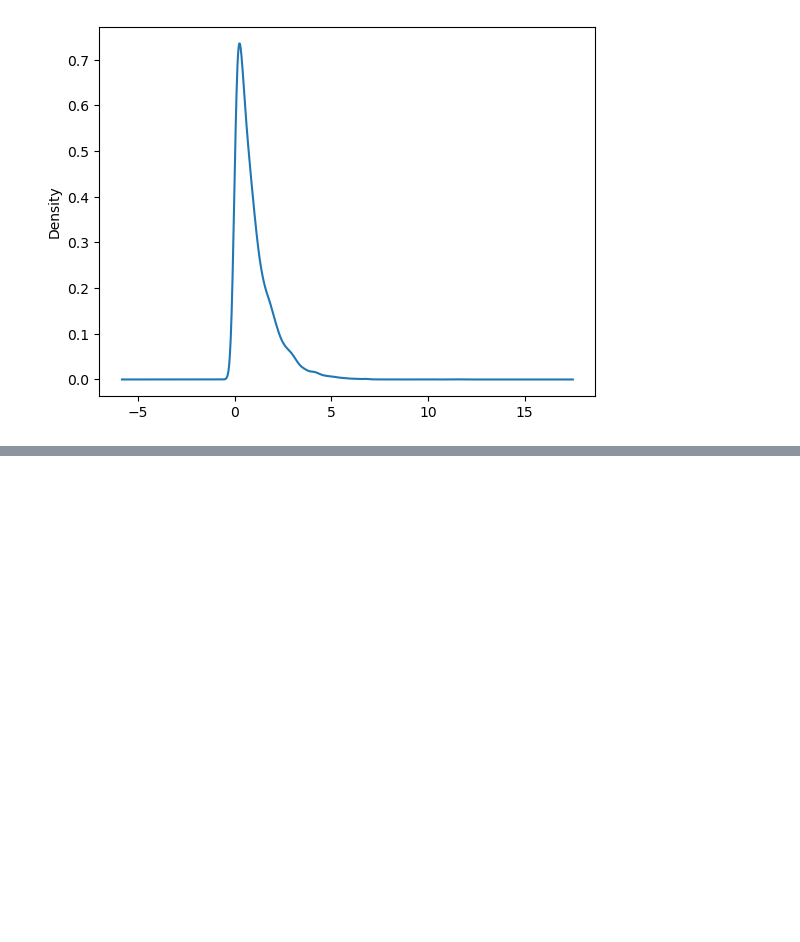
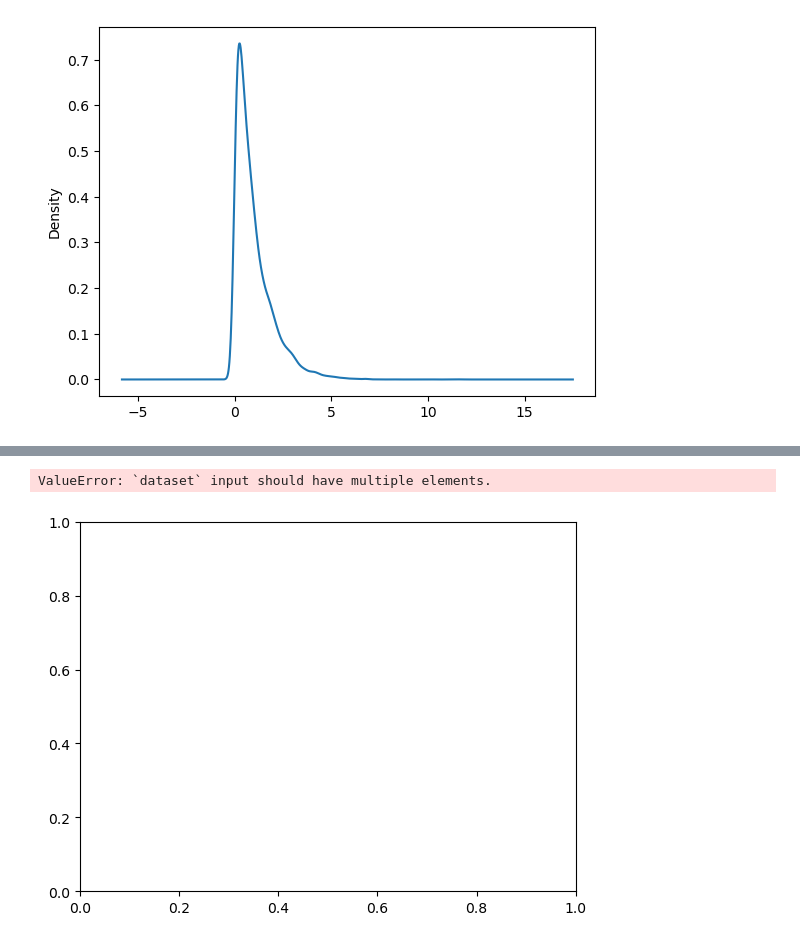
Before and after one commit to Shivamg27071999/Statistics, a Jupyter notebook: Continous Distribution.ipynb, the cells around one changed output, grey strips where cells are left out. Saved outputs shown, nothing was run; the diff lists cells and outputs as text; code cells hidden in the pictures; blank space fills up the shorter version.

```diff
--- a/Continous Distribution.ipynb
+++ b/Continous Distribution.ipynb
@@ -143,0 +309,5 @@ pd.Series(st.expon.rvs(scale=1, size=10000)).plot(kind="hist")
+# %%
+n1.plot(kind='density')
+# %% [output]
+ValueError: `dataset` input should have multiple elements.
+[figure, added]
```
Also changed, not shown: parts of 30 cells of this notebook.
